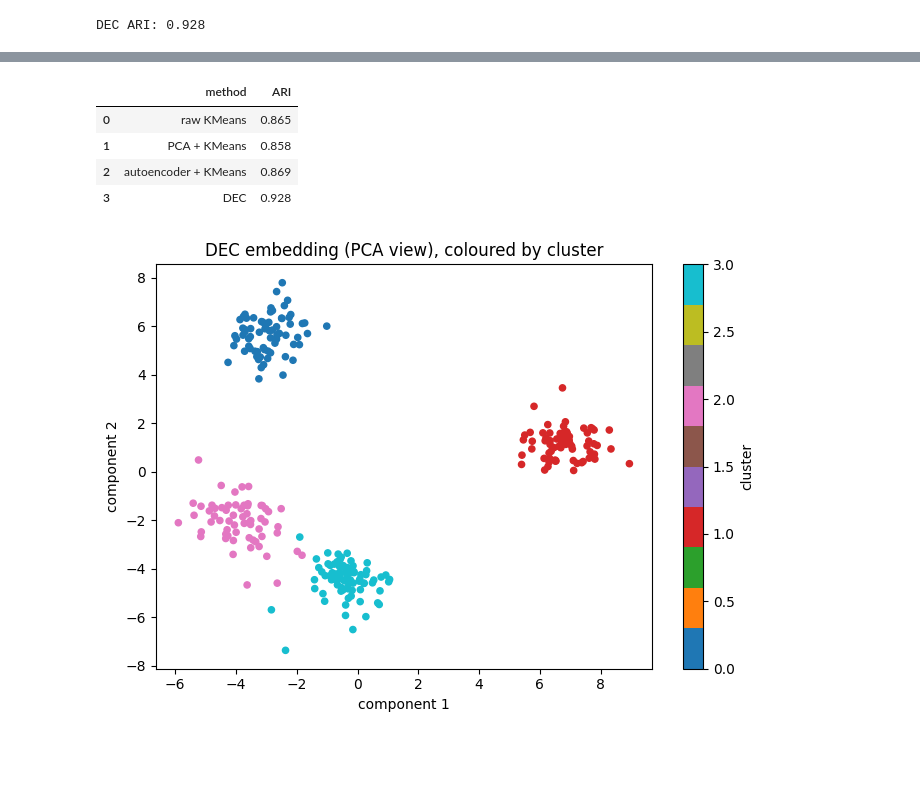
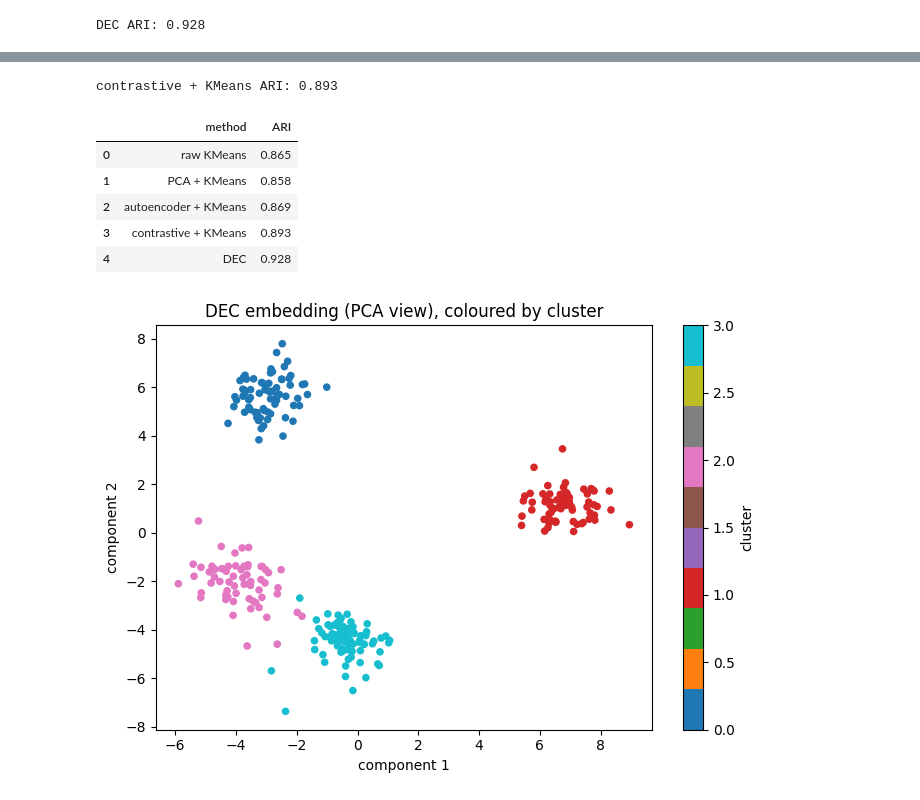
Before and after one commit to DiogoRibeiro7/applied-unsupervised-learning, a Jupyter notebook: notebooks/15_deep_clustering_autoencoder_dec.ipynb, the cells around one changed output, grey strips where cells are left out. Cells and saved outputs as stored; diff of their text form; code cells hidden in the pictures; blank space fills up the shorter version.

```diff
--- a/notebooks/15_deep_clustering_autoencoder_dec.ipynb
+++ b/notebooks/15_deep_clustering_autoencoder_dec.ipynb
@@ -79,19 +83,29 @@ DEC ARI: 0.928
+# %%
+contrastive = contrastive_cluster(
+    features, n_clusters=4, latent_dim=10, hidden_dim=64, projection_dim=16,
+    epochs=300, noise_std=0.2, mask_prob=0.2, temperature=0.5, random_state=0,
+)
+print(f"contrastive + KMeans ARI: {adjusted_rand_score(truth, contrastive.labels):.3f}")
+# %% [output]
+contrastive + KMeans ARI: 0.893
 # %%
 results = pd.DataFrame(
     [
         {"method": "raw KMeans", "ARI": adjusted_rand_score(truth, raw_labels)},
         {"method": "PCA + KMeans", "ARI": adjusted_rand_score(truth, pca_labels)},
         {"method": "autoencoder + KMeans", "ARI": adjusted_rand_score(truth, ae.labels)},
+        {"method": "contrastive + KMeans", "ARI": adjusted_rand_score(truth, contrastive.labels)},
         {"method": "DEC", "ARI": adjusted_rand_score(truth, dec.labels)},
     ]
 ).round(3)
 results
 # %% [output]
 |  | method | ARI |
 | 0 | raw KMeans | 0.865 |
 | 1 | PCA + KMeans | 0.858 |
 | 2 | autoencoder + KMeans | 0.869 |
-| 3 | DEC | 0.928 |
+| 3 | contrastive + KMeans | 0.893 |
+| 4 | DEC | 0.928 |
 # %%
 coords = PCA(n_components=2, random_state=0).fit_transform(dec.embedding)
 fig, ax = plt.subplots(figsize=(7, 5))
```
Also changed, not shown: parts of 4 cells of this notebook, 6 other files.
